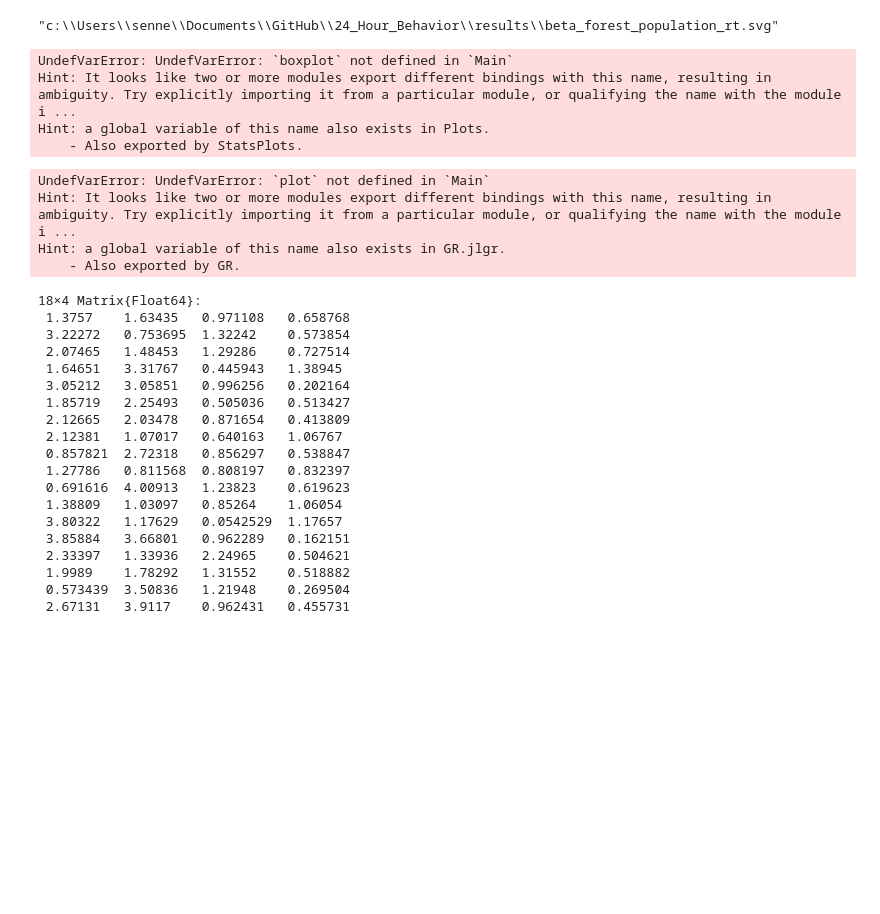
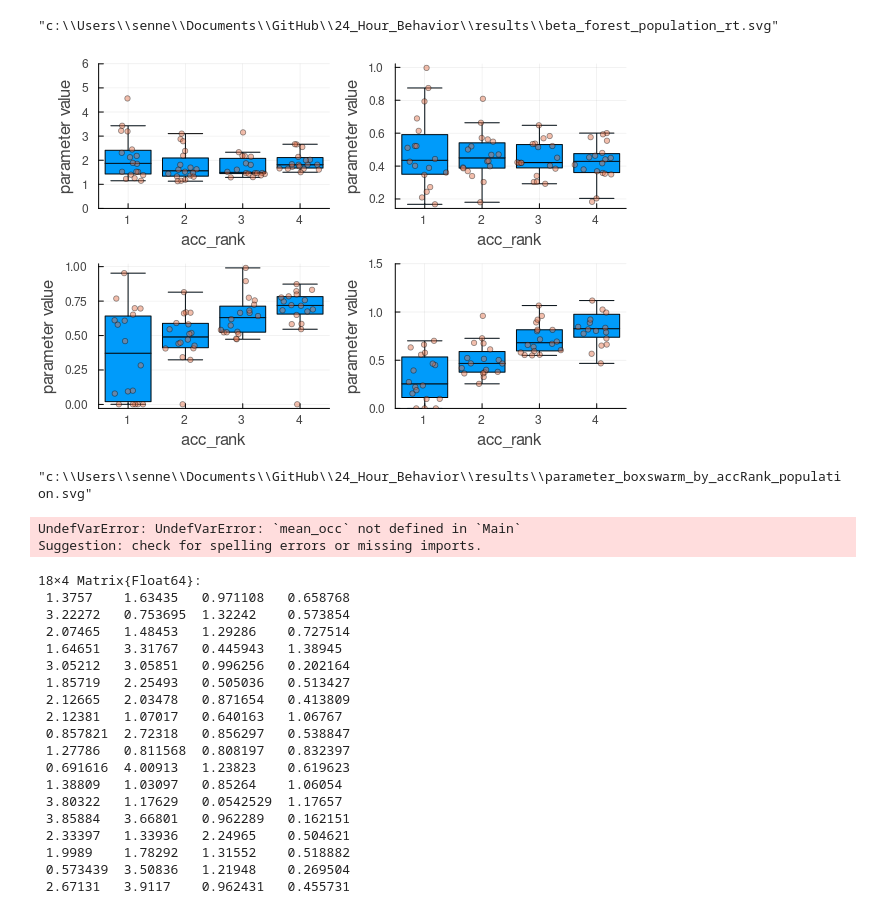
Before and after one commit to depasquale-lab/24_Hour_Behavior, a Jupyter notebook: notebooks/PopulationDDMHMM.ipynb, the cells around one changed output. Drawn from its saved outputs; the diff is of its cells as text; code cells hidden in the pictures; blank space fills up the shorter version.

```diff
--- a/notebooks/PopulationDDMHMM.ipynb
+++ b/notebooks/PopulationDDMHMM.ipynb
@@ -777,67 +790,63 @@ long = stack(dfc, params; variable_name=:param, value_name=:value)
 
 long.acc_rank = categorical(long.acc_rank; ordered=true)
 
-p = @df long boxplot(
+p = @df long Plots.boxplot(
     :acc_rank, :value;
     group=:param,
     layout=(2,2),
     legend=false,
     xlabel="acc_rank",
     ylabel="parameter value",
     outliers=false,
     whisker_width=0.6,
     fontfamily="helvetica"
 )
 
 # overlay swarm/jitter points on the same axes
 # jittered points on top
 @df long dotplot!(
     :acc_rank, :value;
     group=:param,
     layout=(2,2),
     legend=false,
     jitter=0.25,     # horizontal jitter amount
     alpha=0.45,
     markersize=3
 )
 
 # remove outliers that distort axes
-plot!(p[1], ylims=(0, 6))
-plot!(p[4], ylims=(0, 1.5))
+Plots.plot!(p[1], ylims=(0, 6))
+Plots.plot!(p[4], ylims=(0, 1.5))
 
 display(p)
 
 savefig(p, "../results/parameter_boxswarm_by_accRank_population.svg")
 # %% [output]
+[figure, added]
-UndefVarError: UndefVarError: `boxplot` not defined in `Main`
-Hint: It looks like two or more modules export different bindings with this name, resulting in ambiguity. Try explicitly importing it from a particular module, or qualifying the name with the module i ...
-Hint: a global variable of this name also exists in Plots.
-    - Also exported by StatsPlots.
+"c:\\Users\\senne\\Documents\\GitHub\\24_Hour_Behavior\\results\\parameter_boxswarm_by_accRank_population.svg"
 # %%
 labels = ["Lowest accuracy", "Low-mid accuracy", "High-mid accuracy", "Highest accuracy"]
 
-p = plot(link=:x, legend=:topleft, fontfamily="helvetica")
+p = Plots.plot(link=:x, legend=:topleft, fontfamily="helvetica")
 
 for k in 1:K
-    plot!(p, hours, mean_occ[:, k],
+    Plots.plot!(p, hours, mean_occ[:, k],
         ribbon = sem_occ[:, k],
         lw = 2,
         label = labels[k],
     )
 end
 
-xlabel!(p, "Hour from lights on (binned)")
-ylabel!(p, "State occupancy")
-title!(p, "Population State Occupancy ")
+Plots.xlabel!(p, "Hour from lights on (binned)")
+Plots.ylabel!(p, "State occupancy")
+Plots.title!(p, "Population State Occupancy ")
 p
 
 
 savefig(p, "../results/population_state_occupancy.svg")
 # %% [output]
-UndefVarError: UndefVarError: `plot` not defined in `Main`
-Hint: It looks like two or more modules export different bindings with this name, resulting in ambiguity. Try explicitly importing it from a particular module, or qualifying the name with the module i ...
-Hint: a global variable of this name also exists in GR.jlgr.
-    - Also exported by GR.
+UndefVarError: UndefVarError: `mean_occ` not defined in `Main`
+Suggestion: check for spelling errors or missing imports.
 # %%
 function enrichment_per_rat(occ_by_rank, hour_mask)
     n_animals, H, K = size(occ_by_rank)
```
Also changed, not shown: parts of 12 cells of this notebook, 15 other files.
